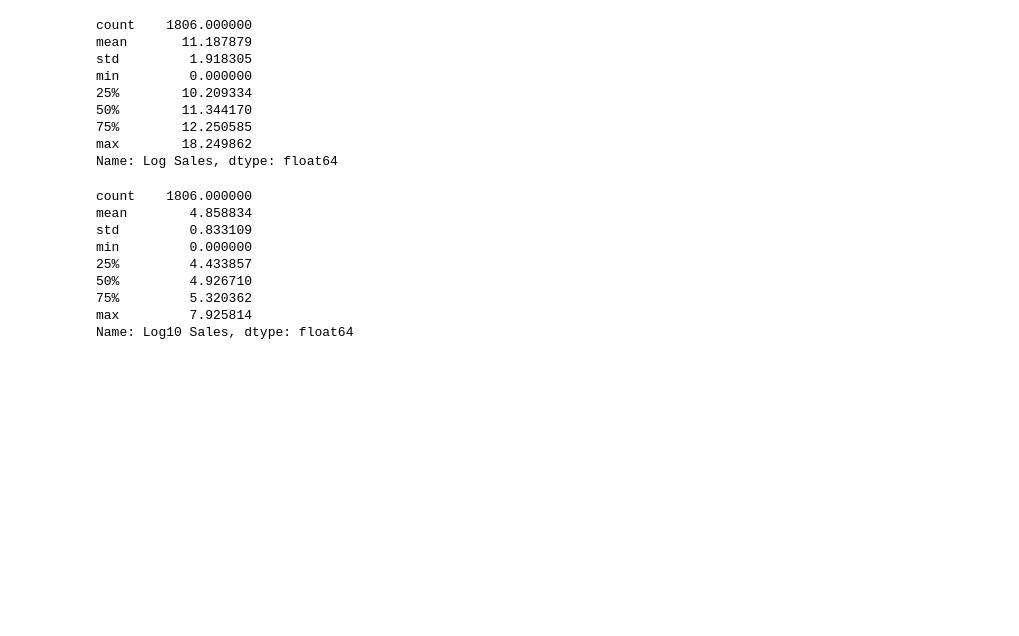
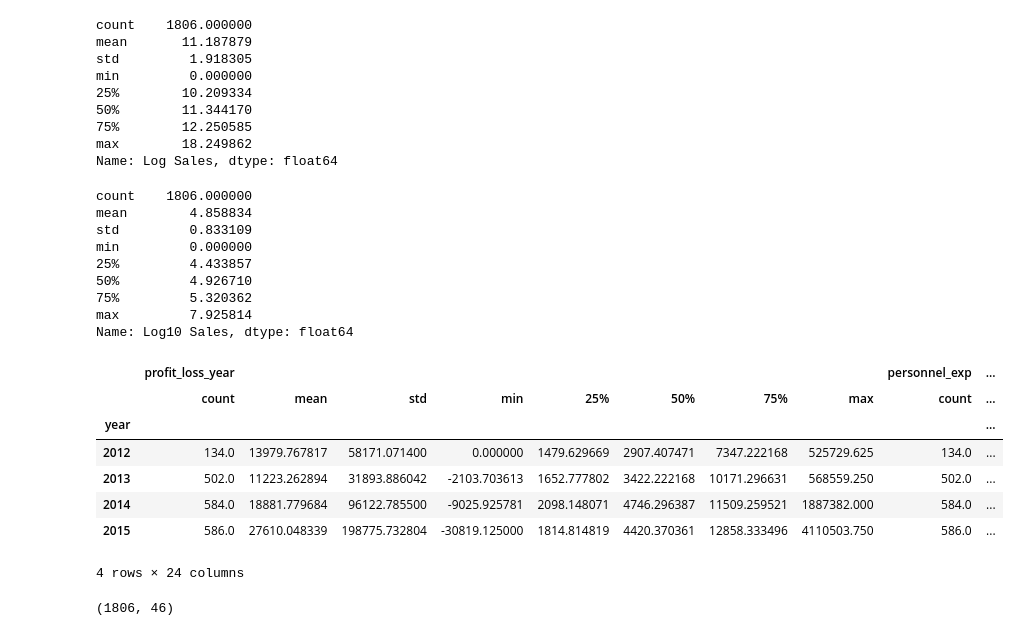
Before and after one commit to AntonioInsper/Projeto-Integrador-Insper, a Jupyter notebook: Projeto Integrador.ipynb, the cells around one changed output. Cells and saved outputs as stored; diff of their text form; code cells hidden in the pictures; blank space fills up the shorter version.

```diff
--- a/Projeto Integrador.ipynb
+++ b/Projeto Integrador.ipynb
@@ -260,0 +277,4 @@ msno.matrix(df)
+# %%
+media_labour = df['labor_avg'].mean()
+
+df['labor_avg'] = np.where(pd.isna(df['labor_avg']), media_labour, df['labor_avg'])
@@ -316,0 +345,17 @@ Name: Log10 Sales, dtype: float64
+# %%
+df_group = df.groupby(['year'])[['profit_loss_year','personnel_exp','labor_avg']]
+# %%
+df_group.describe()
+# %% [output]
+|  | profit_loss_year |  |  |  |  |  |  |  | personnel_exp | ... |
+|  | count | mean | std | min | 25% | 50% | 75% | max | count | ... |
+| year |  |  |  |  |  |  |  |  |  | ... |
+| 2012 | 134.0 | 13979.767817 | 58171.071400 | 0.000000 | 1479.629669 | 2907.407471 | 7347.222168 | 525729.625 | 134.0 | ... |
+| 2013 | 502.0 | 11223.262894 | 31893.886042 | -2103.703613 | 1652.777802 | 3422.222168 | 10171.296631 | 568559.250 | 502.0 | ... |
+| 2014 | 584.0 | 18881.779684 | 96122.785500 | -9025.925781 | 2098.148071 | 4746.296387 | 11509.259521 | 1887382.000 | 584.0 | ... |
+| 2015 | 586.0 | 27610.048339 | 198775.732804 | -30819.125000 | 1814.814819 | 4420.370361 | 12858.333496 | 4110503.750 | 586.0 | ... |
+4 rows × 24 columns
+# %%
+df.shape
+# %% [output]
+(1806, 46)
```
Also changed, not shown: parts of 9 cells of this notebook.
